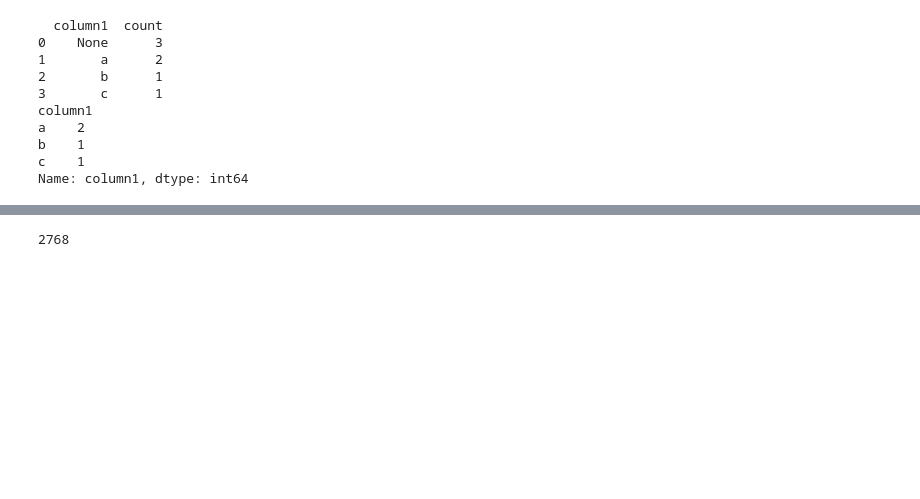
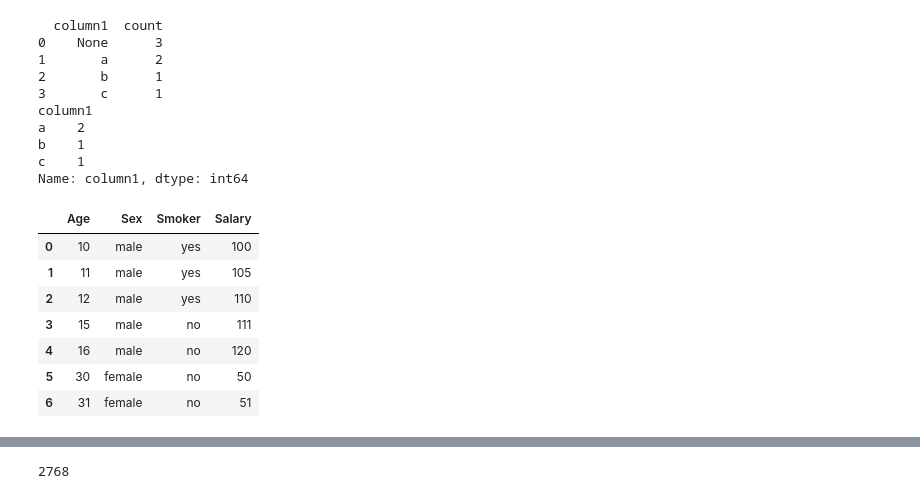
Before and after one commit to EvgeniiZorin/Handbook_Statistics-Probability-and-ML, a Jupyter notebook: _Pandas.ipynb, the cells around one changed output, grey strips where cells are left out. Cells and saved outputs as stored; diff of their text form; code cells hidden in the pictures; blank space fills up the shorter version.

```diff
--- a/_Pandas.ipynb
+++ b/_Pandas.ipynb
@@ -937,3 +907,17 @@ a    2
 b    1
 c    1
 Name: column1, dtype: int64
+# %%
+import pandas as pd
+
+df = pd.read_csv('example_datasets/pandas-groupby.csv')
+df
+# %% [output]
+|  | Age | Sex | Smoker | Salary |
+| 0 | 10 | male | yes | 100 |
+| 1 | 11 | male | yes | 105 |
+| 2 | 12 | male | yes | 110 |
+| 3 | 15 | male | no | 111 |
+| 4 | 16 | male | no | 120 |
+| 5 | 30 | female | no | 50 |
+| 6 | 31 | female | no | 51 |
```
Also changed, not shown: parts of 32 cells of this notebook, 1 other file.
